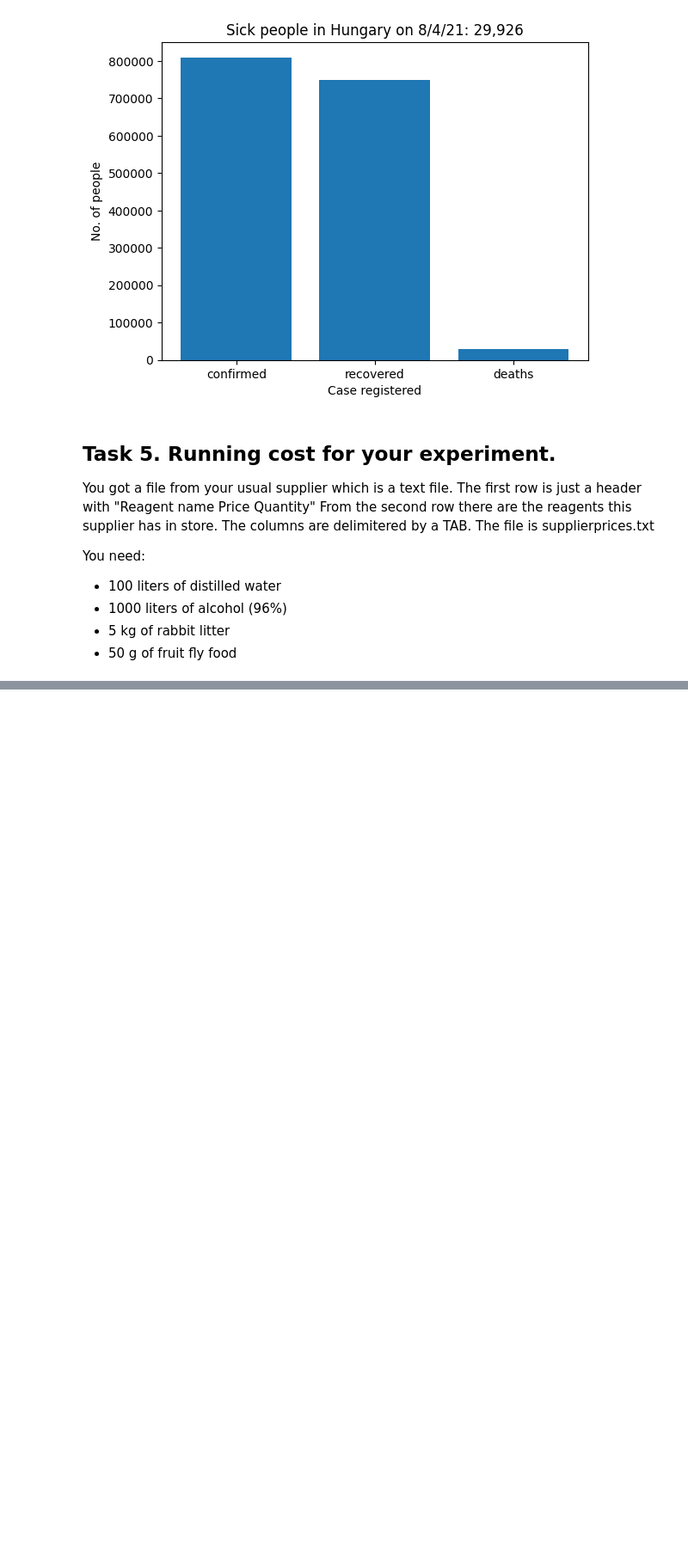
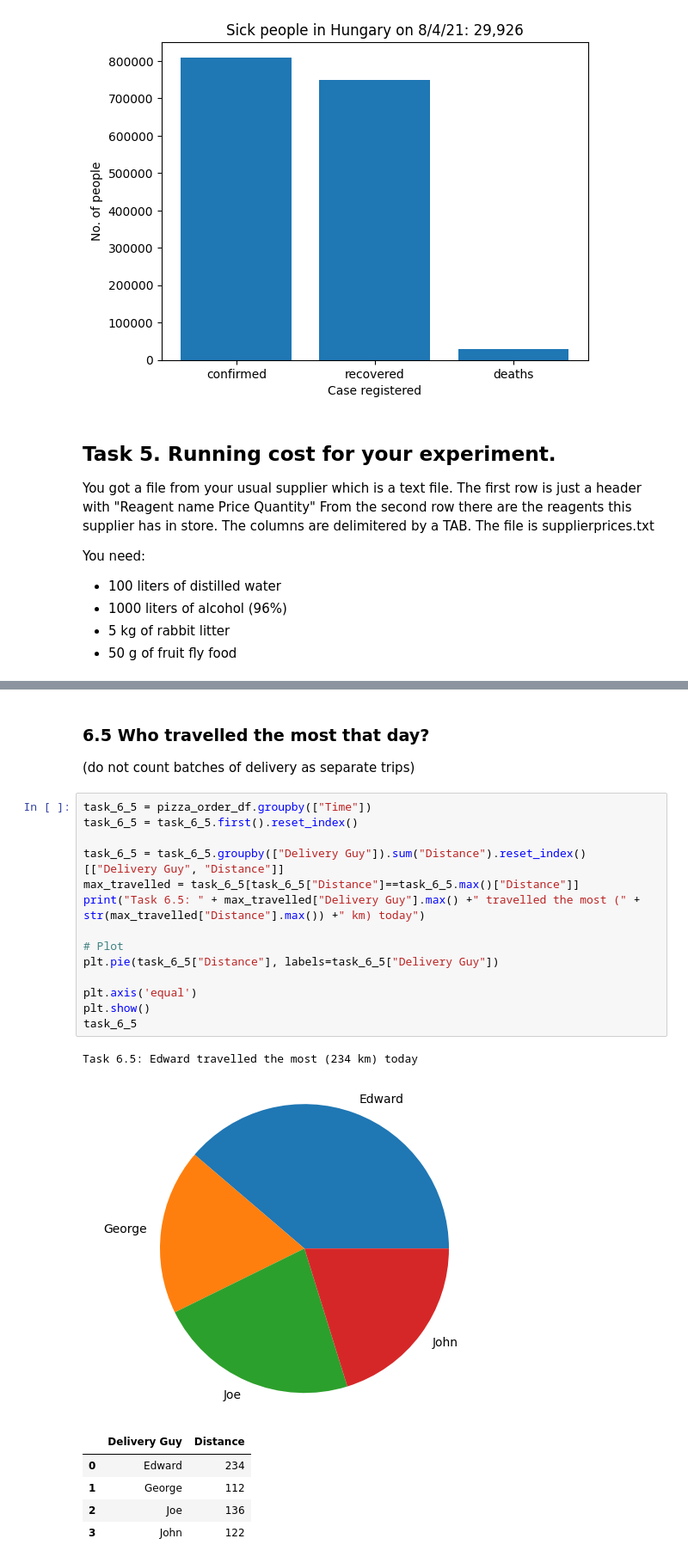
Before and after one commit to IstvnRozsa/lakat-data-analysis, a Jupyter notebook: solution.ipynb, the cells around one changed output, grey strips where cells are left out. Shown: that part at 86% size. Cells and saved outputs as stored; diff of their text form; blank space fills up the shorter version.

```diff
--- a/solution.ipynb
+++ b/solution.ipynb
@@ -122,0 +218,25 @@ The price of fruit fly food: 900 USD
+# %% [markdown]
+### 6.5 Who travelled the most that day?
+(do not count batches of delivery as separate trips)
+# %%
+task_6_5 = pizza_order_df.groupby(["Time"])
+task_6_5 = task_6_5.first().reset_index()
+
+task_6_5 = task_6_5.groupby(["Delivery Guy"]).sum("Distance").reset_index()[["Delivery Guy", "Distance"]]
+max_travelled = task_6_5[task_6_5["Distance"]==task_6_5.max()["Distance"]]
+print("Task 6.5: " + max_travelled["Delivery Guy"].max() +" travelled the most (" + str(max_travelled["Distance"].max()) +" km) today")
+
+# Plot
+plt.pie(task_6_5["Distance"], labels=task_6_5["Delivery Guy"])
+
+plt.axis('equal')
+plt.show()
+task_6_5
+# %% [output]
+Task 6.5: Edward travelled the most (234 km) today
+[figure, added]
+|  | Delivery Guy | Distance |
+| 0 | Edward | 234 |
+| 1 | George | 112 |
+| 2 | Joe | 136 |
+| 3 | John | 122 |
```
Also changed, not shown: parts of 13 cells of this notebook, 3 other files.
